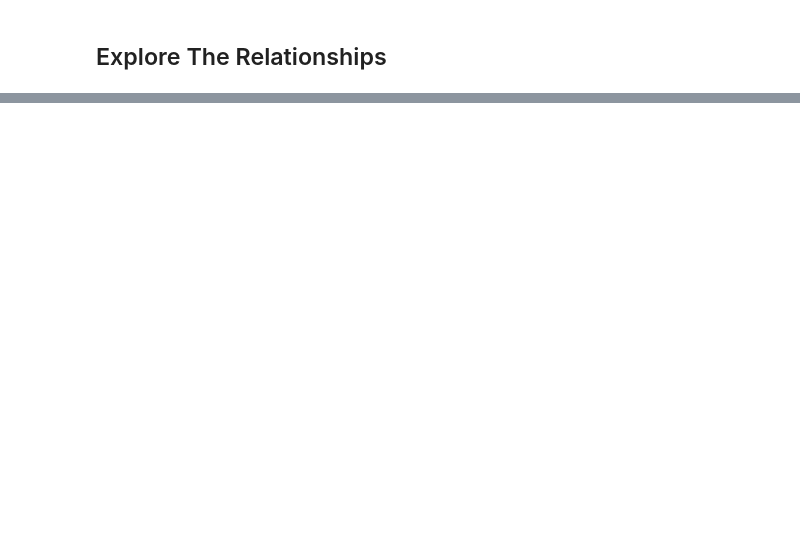
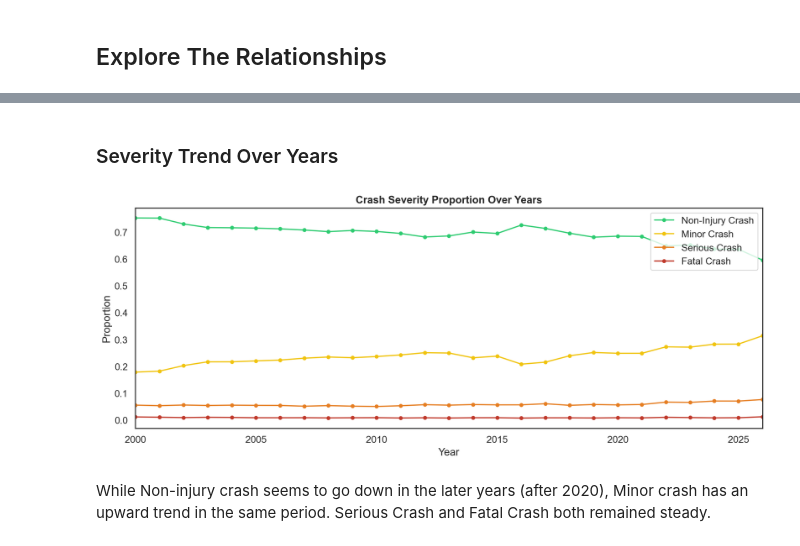
Before and after one commit to Lam-Truong/nz-road-safety-ML, a Jupyter notebook: exploration.ipynb, the cells around one changed output, grey strips where cells are left out. Drawn from its saved outputs; the diff is of its cells as text; code cells hidden in the pictures; blank space fills up the shorter version.

```diff
--- a/exploration.ipynb
+++ b/exploration.ipynb
@@ -438,3 +438,14 @@ df[col_list].head()
 | 4 | West | No | 2008 | West | Flat | Normal Day | Bright sun | ... |
 # %% [markdown]
 ## Explore The Relationships
+# %%
+df = df[col_list]
+
+severity_order = ['Non-Injury Crash', 'Minor Crash', 'Serious Crash', 'Fatal Crash']
+severity_palette = {
+    'Non-Injury Crash': '#2ecc71',
+    'Minor Crash':      '#f1c40f',
+    'Serious Crash':    '#e67e22',
+    'Fatal Crash':      '#c0392b',
+}
+df['crashSeverity'] = pd.Categorical(df['crashSeverity'], categories=severity_order, ordered=True)
@@ -440,0 +569,26 @@ df[col_list].head()
+# %% [markdown]
+### Severity Trend Over Years
+# %%
+year_props = (
+    df.groupby('crashYear')['crashSeverity']
+    .value_counts(normalize=True)
+    .unstack(fill_value=0)
+    .reindex(columns=severity_order)
+)
+
+fig, ax = plt.subplots(figsize=(12, 5))
+for sev in severity_order:
+    ax.plot(year_props.index, year_props[sev], marker='o', markersize=4,
+            label=sev, color=severity_palette[sev])
+
+ax.set_title('Crash Severity Proportion Over Years', fontweight='bold')
+ax.set_xlabel('Year')
+ax.set_ylabel('Proportion')
+ax.legend(loc='upper right')
+ax.set_xlim(year_props.index.min(), year_props.index.max())
+plt.tight_layout()
+plt.show()
+# %% [output]
+[figure, added]
+# %% [markdown]
+While Non-injury crash seems to go down in the later years (after 2020), Minor crash has an upward trend in the same period. Serious Crash and Fatal Crash both remained steady.
```
Also changed, not shown: parts of 9 cells of this notebook, 1 other file.
